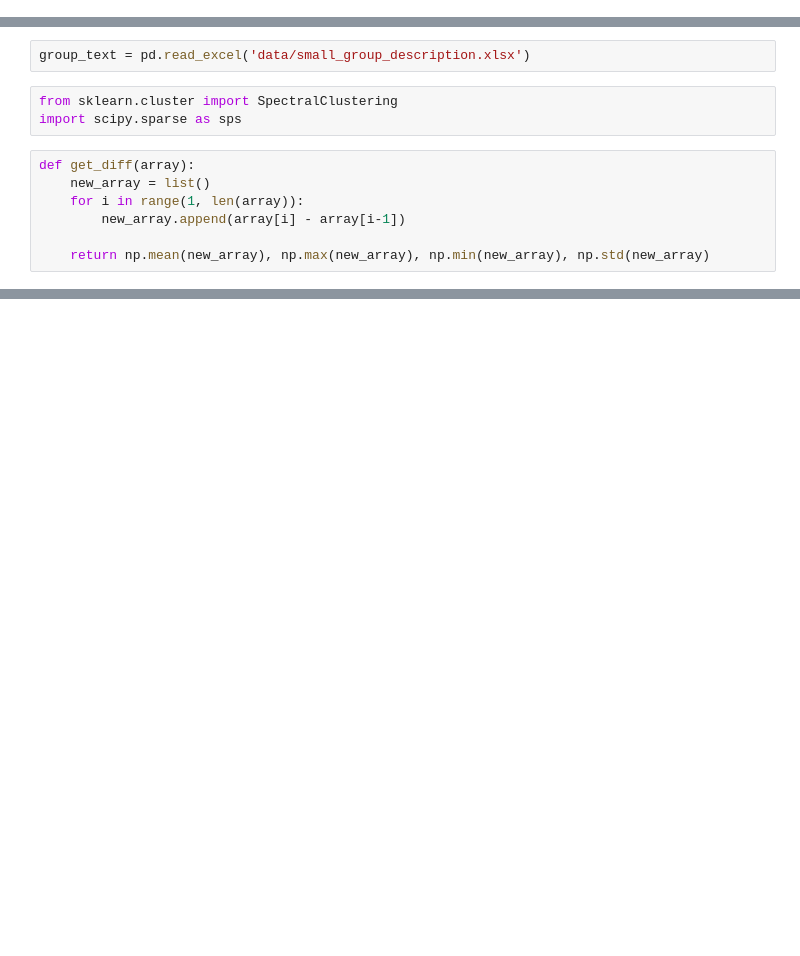
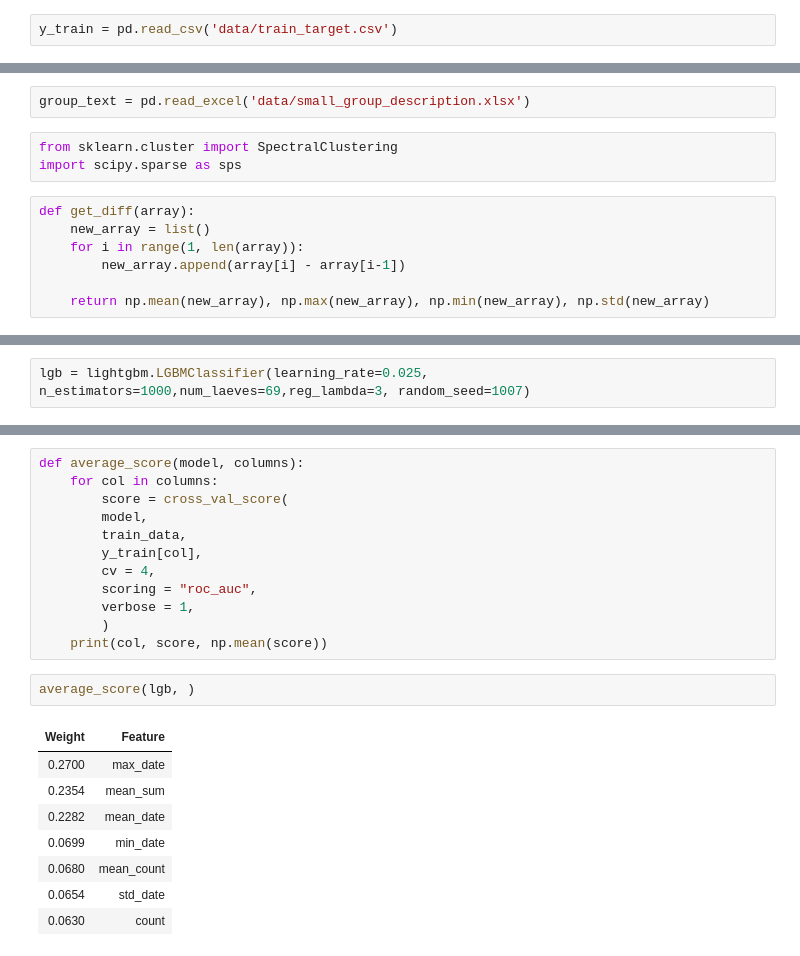
Before and after one commit to poteminr/ai_academy20hack, a Jupyter notebook: s3.14.ipynb, the cells around one changed output, grey strips where cells are left out. Cells and saved outputs as stored; diff of their text form; blank space fills up the shorter version.

```diff
--- a/s3.14.ipynb
+++ b/s3.14.ipynb
@@ -13,3 +13,5 @@ transactions_train = reduce_mem_usage( pd.read_csv('data/transactions_train.csv'
 Memory usage of dataframe is 668.09 MB
 Memory usage after optimization is: 250.53 MB
 Decreased by 62.5%
+# %%
+y_train = pd.read_csv('data/train_target.csv')
@@ -77,0 +208,2 @@ pd.DataFrame(ds)
+# %%
+lgb = lightgbm.LGBMClassifier(learning_rate=0.025, n_estimators=1000,num_laeves=69,reg_lambda=3, random_seed=1007)
@@ -77,0 +222,23 @@ pd.DataFrame(ds)
+# %%
+def average_score(model, columns):
+    for col in columns:
+        score = cross_val_score(
+        model,
+        train_data,
+        y_train[col],
+        cv = 4,
+        scoring = "roc_auc",
+        verbose = 1,
+        )
+    print(col, score, np.mean(score))
+# %%
+average_score(lgb, )
+# %% [output]
+| Weight | Feature |
+| 0.2700 | max_date |
+| 0.2354 | mean_sum |
+| 0.2282 | mean_date |
+| 0.0699 | min_date |
+| 0.0680 | mean_count |
+| 0.0654 | std_date |
+| 0.0630 | count |
```
Also changed, not shown: parts of 32 cells of this notebook.
